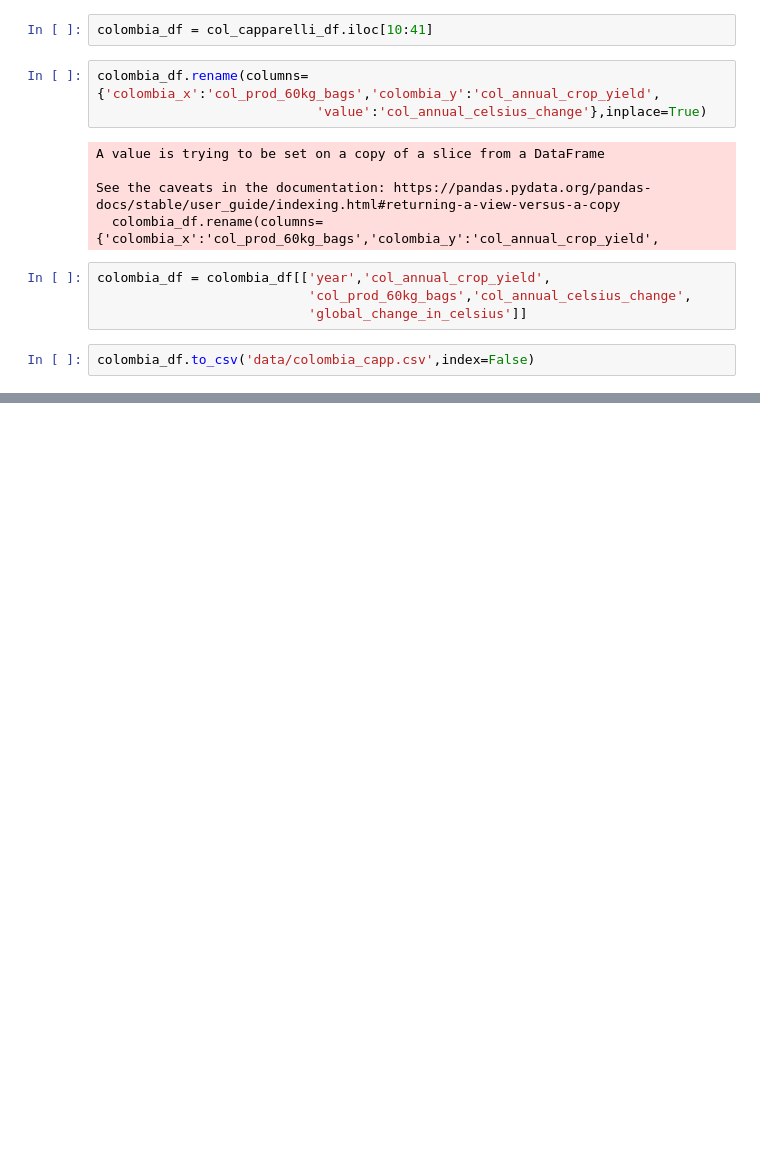
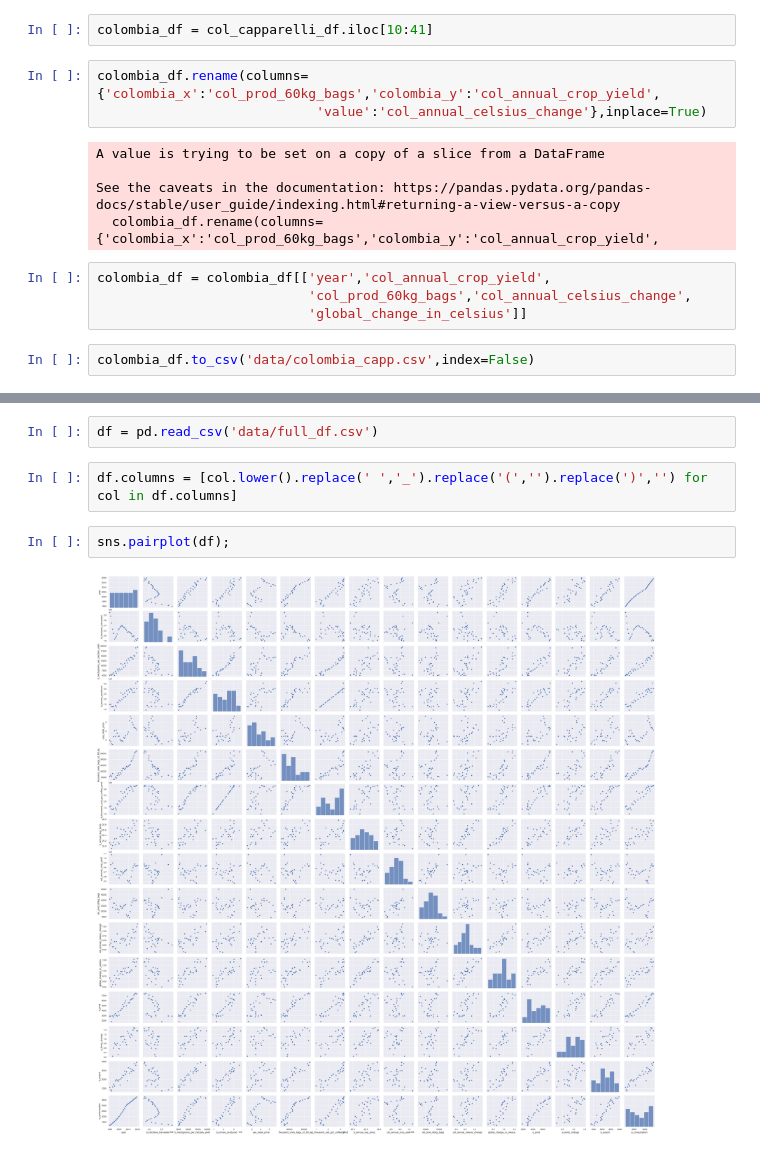
Before and after one commit to sanghyuns/Climate_Change_vs_Coffee_Production, a Jupyter notebook: capparelli.ipynb, the cells around one changed output, grey strips where cells are left out. Drawn from its saved outputs; the diff is of its cells as text; blank space fills up the shorter version.

```diff
--- a/capparelli.ipynb
+++ b/capparelli.ipynb
@@ -259,0 +251,8 @@ colombia_df
+# %%
+df = pd.read_csv('data/full_df.csv')
+# %%
+df.columns = [col.lower().replace(' ','_').replace('(','').replace(')','') for col in df.columns]
+# %%
+sns.pairplot(df);
+# %% [output]
+[figure, added]
```
Also changed, not shown: parts of 30 cells of this notebook, 1 other file.
